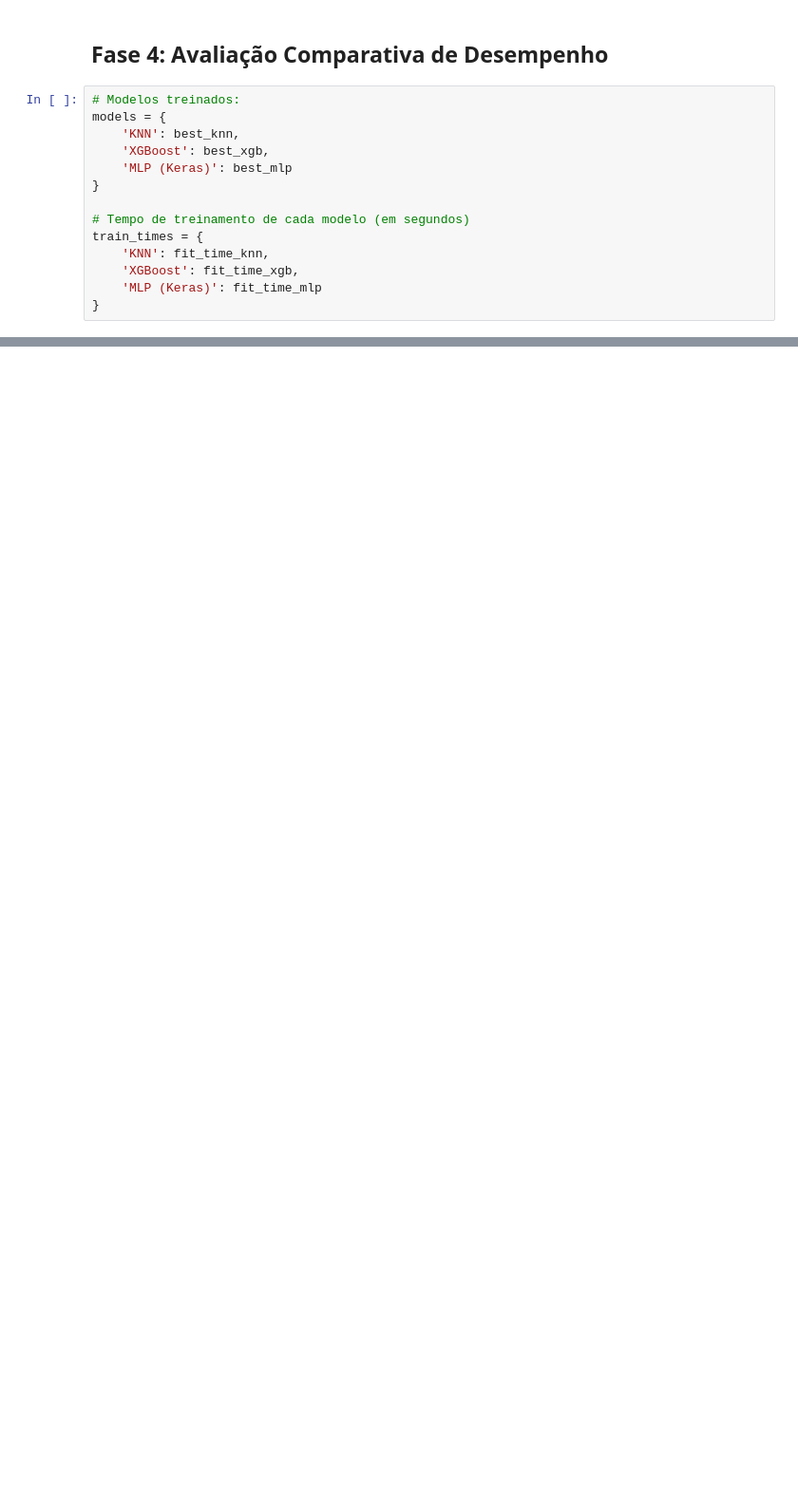
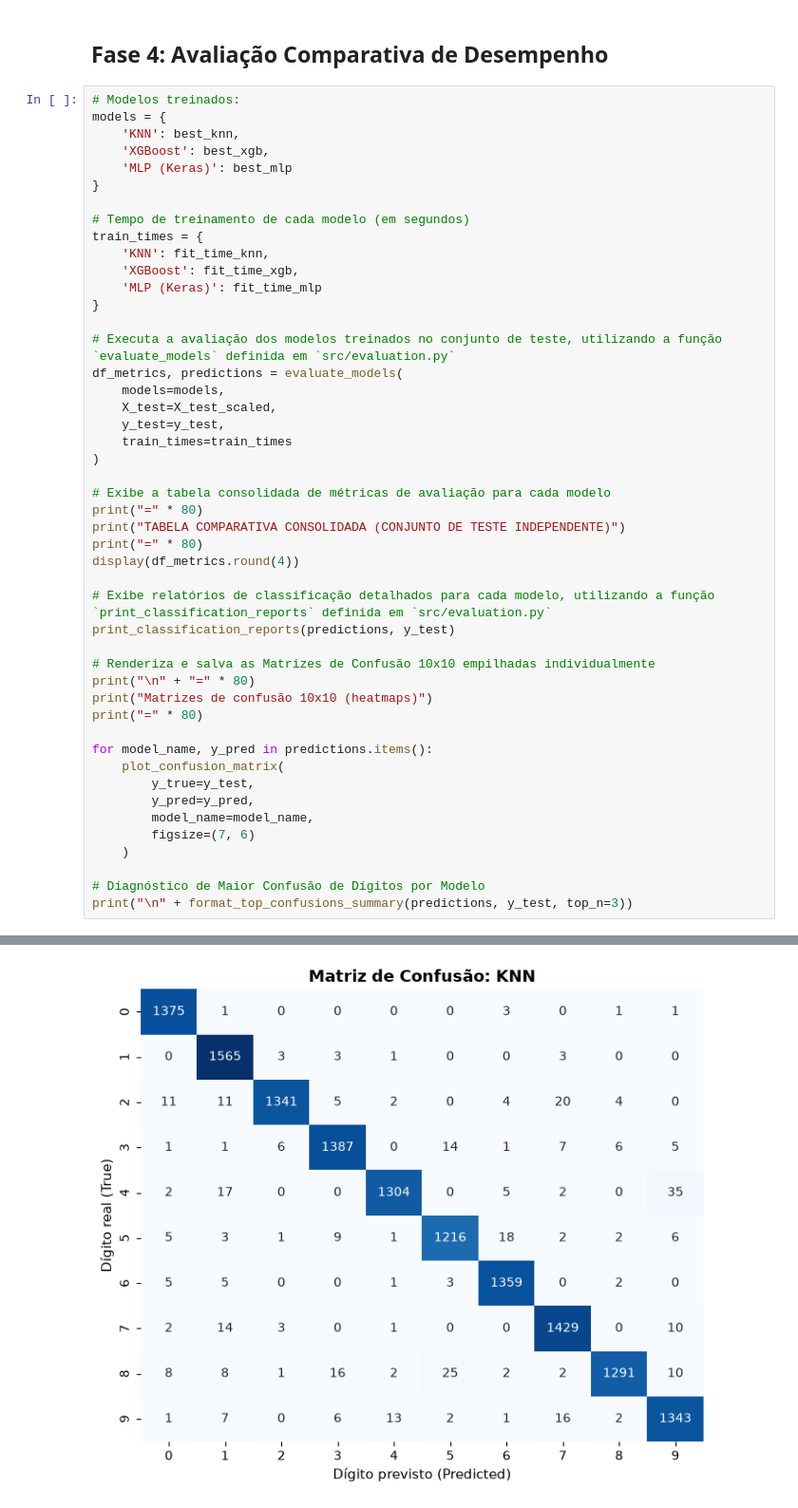
Before and after one commit to FelipeQue/mnist-digit-recognition, a Jupyter notebook: notebooks/cernere.ipynb, the cells around one changed output, grey strips where cells are left out. Shown at 95% size. Saved outputs shown, nothing was run; the diff lists cells and outputs as text; blank space fills up the shorter version.

Commit message:
feat: implement models evaluation pipeline and metrics reporting

```diff
--- a/notebooks/cernere.ipynb
+++ b/notebooks/cernere.ipynb
@@ -329,3 +341,37 @@ train_times = {
     'XGBoost': fit_time_xgb,
     'MLP (Keras)': fit_time_mlp
 }
+
+# Executa a avaliação dos modelos treinados no conjunto de teste, utilizando a função `evaluate_models` definida em `src/evaluation.py`
+df_metrics, predictions = evaluate_models(
+    models=models,
+    X_test=X_test_scaled,
+    y_test=y_test,
+    train_times=train_times
+)
+
+# Exibe a tabela consolidada de métricas de avaliação para cada modelo
+print("=" * 80)
+print("TABELA COMPARATIVA CONSOLIDADA (CONJUNTO DE TESTE INDEPENDENTE)")
+print("=" * 80)
+display(df_metrics.round(4))
+
+# Exibe relatórios de classificação detalhados para cada modelo, utilizando a função `print_classification_reports` definida em `src/evaluation.py`
+print_classification_reports(predictions, y_test)
+
+# Renderiza e salva as Matrizes de Confusão 10x10 empilhadas individualmente
+print("\n" + "=" * 80)
+print("Matrizes de confusão 10x10 (heatmaps)")
+print("=" * 80)
+
+for model_name, y_pred in predictions.items():
+    plot_confusion_matrix(
+        y_true=y_test,
+        y_pred=y_pred,
+        model_name=model_name,
+        figsize=(7, 6)
+    )
+
+# Diagnóstico de Maior Confusão de Dígitos por Modelo
+print("\n" + format_top_confusions_summary(predictions, y_test, top_n=3))
+# %% [output]
@@ -331,0 +403 @@ train_times = {
+[figure, added]
```
Also changed, not shown: parts of 7 cells of this notebook, 4 other files.
